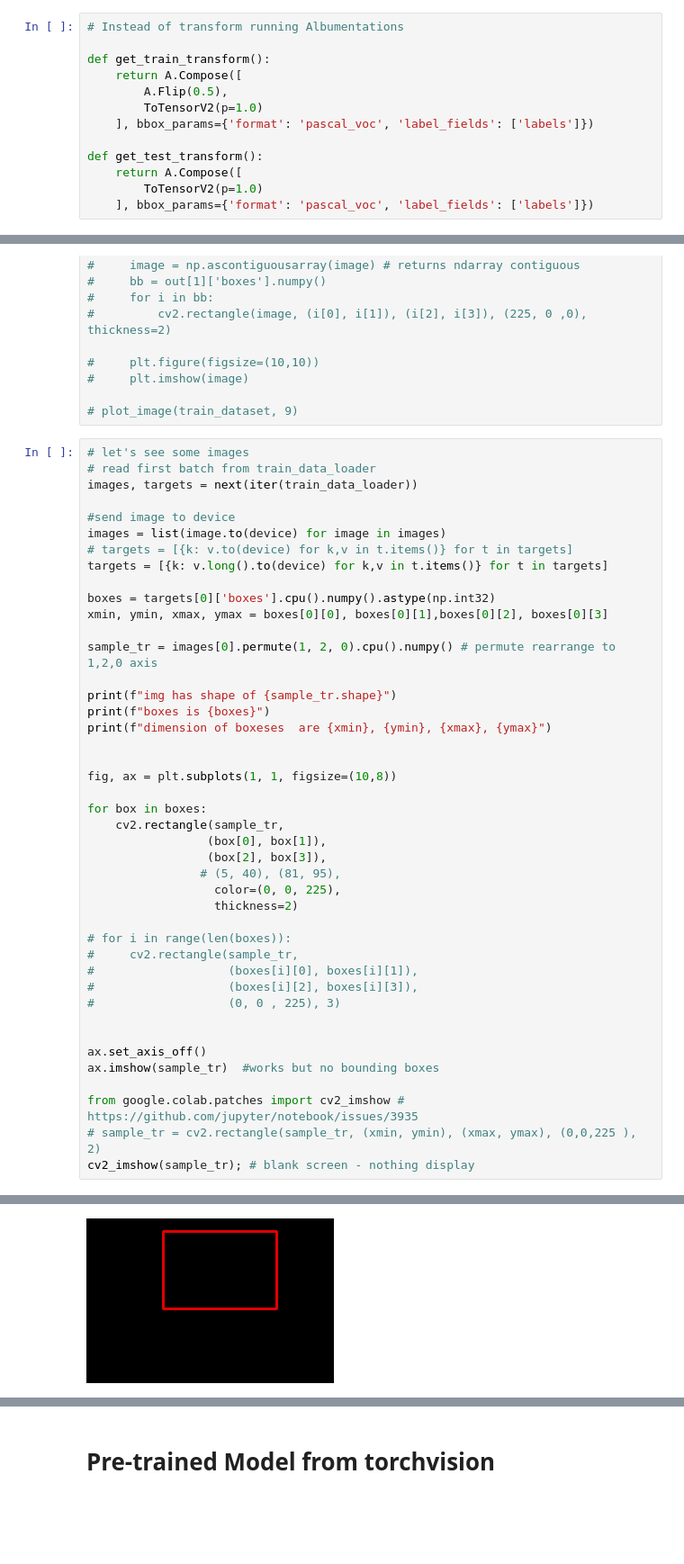
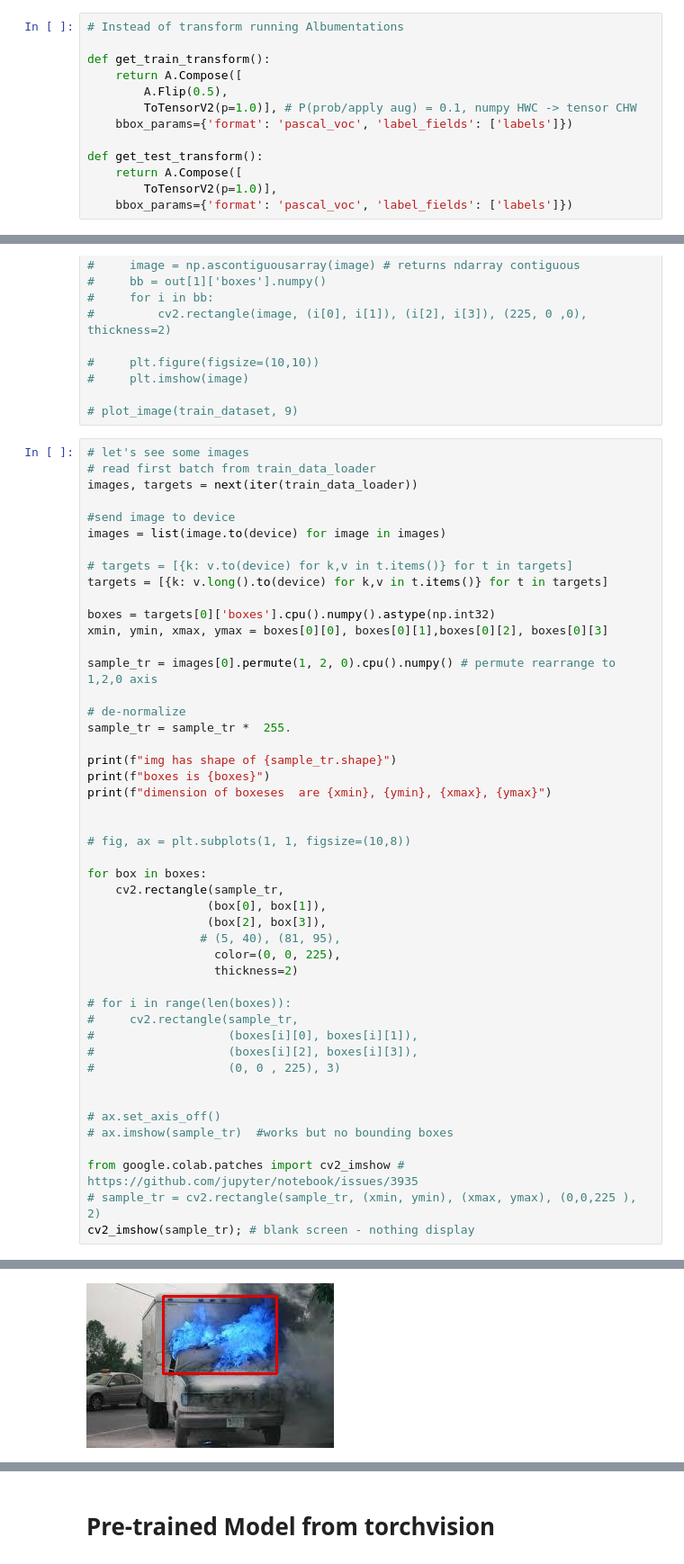
Before and after one commit to khanma1962/Fire_Detection_Fast_RCNN, a Jupyter notebook: Fire_Detection.ipynb, the cells around one changed output, grey strips where cells are left out. Shown at 90% size. Saved outputs shown, nothing was run; the diff lists cells and outputs as text; blank space fills up the shorter version.

```diff
--- a/Fire_Detection.ipynb
+++ b/Fire_Detection.ipynb
@@ -335,10 +328,10 @@ class FireDataset(Dataset):
 def get_train_transform():
     return A.Compose([
         A.Flip(0.5),
-        ToTensorV2(p=1.0)
-    ], bbox_params={'format': 'pascal_voc', 'label_fields': ['labels']})
+        ToTensorV2(p=1.0)], # P(prob/apply aug) = 0.1, numpy HWC -> tensor CHW
+    bbox_params={'format': 'pascal_voc', 'label_fields': ['labels']})
 
 def get_test_transform():
     return A.Compose([
-        ToTensorV2(p=1.0)
-    ], bbox_params={'format': 'pascal_voc', 'label_fields': ['labels']})
+        ToTensorV2(p=1.0)],
+    bbox_params={'format': 'pascal_voc', 'label_fields': ['labels']})
@@ -422,6 +437,7 @@ images, targets = next(iter(train_data_loader))
 
 #send image to device
 images = list(image.to(device) for image in images)
+
 # targets = [{k: v.to(device) for k,v in t.items()} for t in targets]
 targets = [{k: v.long().to(device) for k,v in t.items()} for t in targets]
 
@@ -430,12 +446,15 @@ xmin, ymin, xmax, ymax = boxes[0][0], boxes[0][1],boxes[0][2], boxes[0][3]
 
 sample_tr = images[0].permute(1, 2, 0).cpu().numpy() # permute rearrange to 1,2,0 axis
 
+# de-normalize
+sample_tr = sample_tr *  255.
+
 print(f"img has shape of {sample_tr.shape}")
 print(f"boxes is {boxes}")
 print(f"dimension of boxeses  are {xmin}, {ymin}, {xmax}, {ymax}")
 
 
-fig, ax = plt.subplots(1, 1, figsize=(10,8))
+# fig, ax = plt.subplots(1, 1, figsize=(10,8))
 
 for box in boxes:
     cv2.rectangle(sample_tr,
@@ -452,8 +471,8 @@ for box in boxes:
 #                   (0, 0 , 225), 3)
 
 
-ax.set_axis_off()
-ax.imshow(sample_tr)  #works but no bounding boxes
+# ax.set_axis_off()
+# ax.imshow(sample_tr)  #works but no bounding boxes
 
 from google.colab.patches import cv2_imshow # https://github.com/jupyter/notebook/issues/3935
 # sample_tr = cv2.rectangle(sample_tr, (xmin, ymin), (xmax, ymax), (0,0,225 ), 2)
@@ -466 +484 @@ dimension of boxeses  are 85, 14, 211, 100
-[figure, old version]
+[figure, new version]
```
Also changed, not shown: parts of 11 cells of this notebook.
